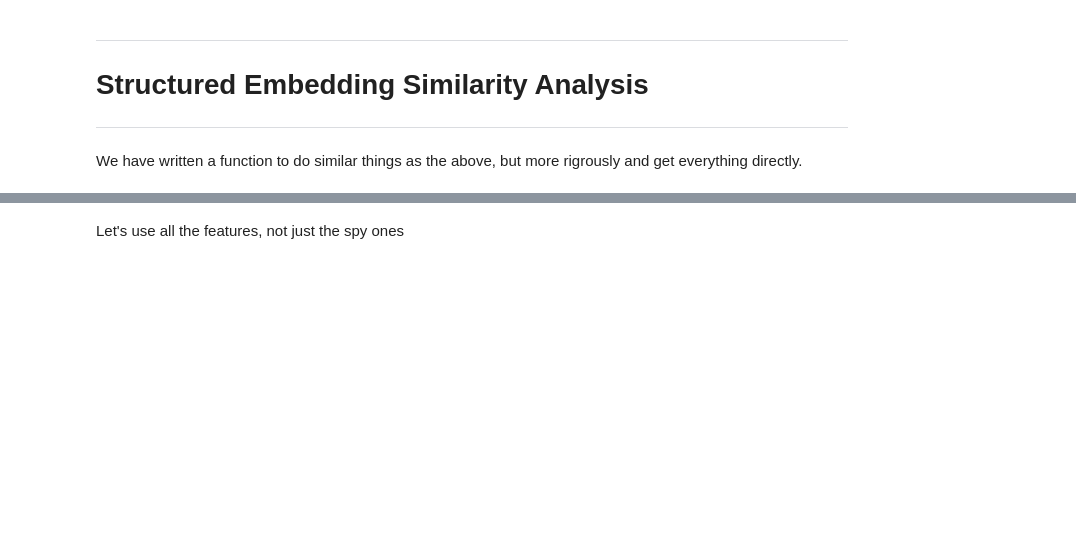
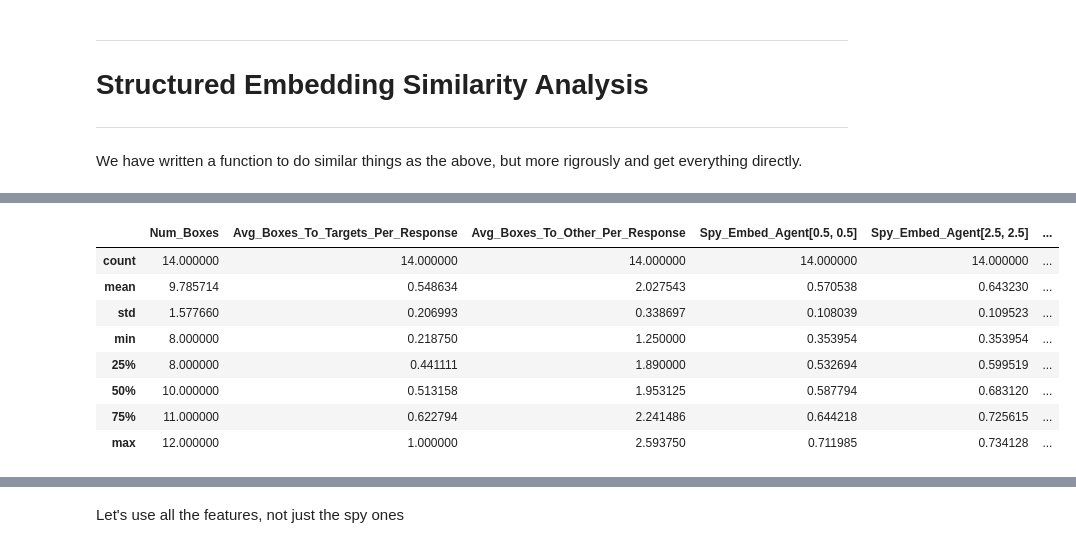
Before and after one commit to KevinBian107/RPLH, a Jupyter notebook: demos/notebooks/evaluation.ipynb, the cells around one changed output, grey strips where cells are left out. Drawn from its saved outputs; the diff is of its cells as text; code cells hidden in the pictures; blank space fills up the shorter version.

```diff
--- a/demos/notebooks/evaluation.ipynb
+++ b/demos/notebooks/evaluation.ipynb
@@ -192 +192,14 @@ spy_embedding
+# %%
+filtered_spy_embed = spy_embedding[spy_embedding['Convergence']=="Converged"]
+filtered_spy_embed.describe()
+# %% [output]
+|  | Num_Boxes | Avg_Boxes_To_Targets_Per_Response | Avg_Boxes_To_Other_Per_Response | Spy_Embed_Agent[0.5, 0.5] | Spy_Embed_Agent[2.5, 2.5] | ... |
+| count | 14.000000 | 14.000000 | 14.000000 | 14.000000 | 14.000000 | ... |
+| mean | 9.785714 | 0.548634 | 2.027543 | 0.570538 | 0.643230 | ... |
+| std | 1.577660 | 0.206993 | 0.338697 | 0.108039 | 0.109523 | ... |
+| min | 8.000000 | 0.218750 | 1.250000 | 0.353954 | 0.353954 | ... |
+| 25% | 8.000000 | 0.441111 | 1.890000 | 0.532694 | 0.599519 | ... |
+| 50% | 10.000000 | 0.513158 | 1.953125 | 0.587794 | 0.683120 | ... |
+| 75% | 11.000000 | 0.622794 | 2.241486 | 0.644218 | 0.725615 | ... |
+| max | 12.000000 | 1.000000 | 2.593750 | 0.711985 | 0.734128 | ... |
 # %%
```
Also changed, not shown: parts of 10 cells of this notebook, 3 other files.
